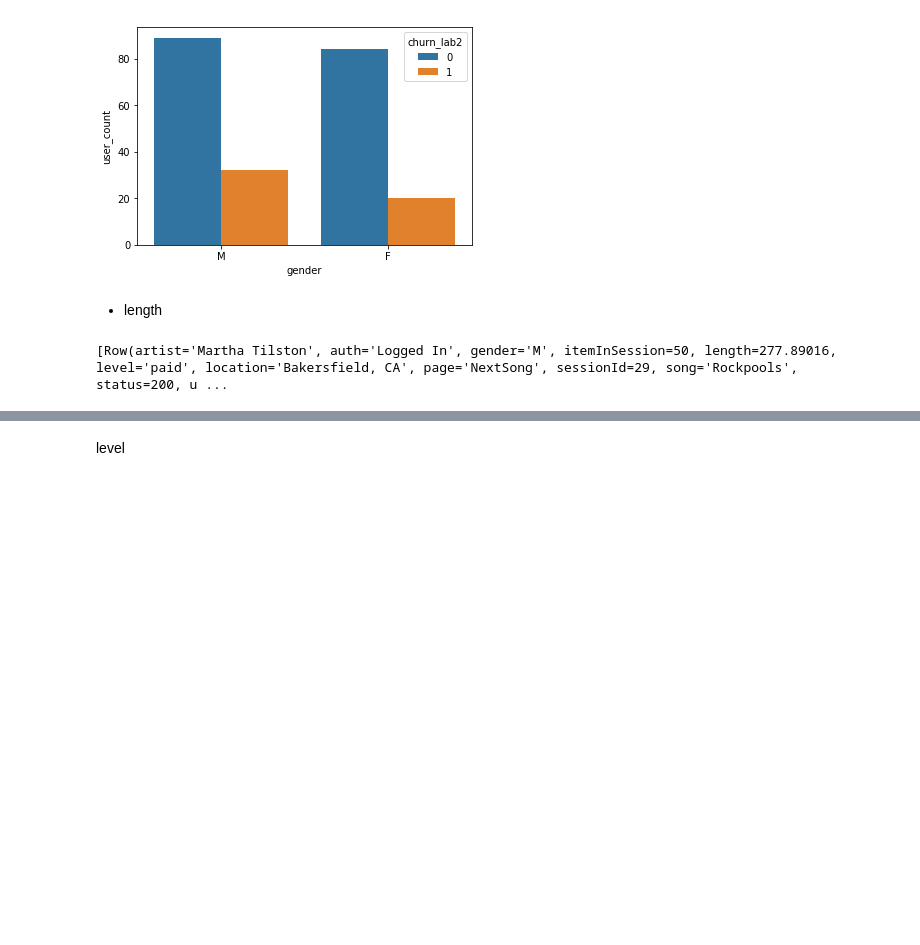
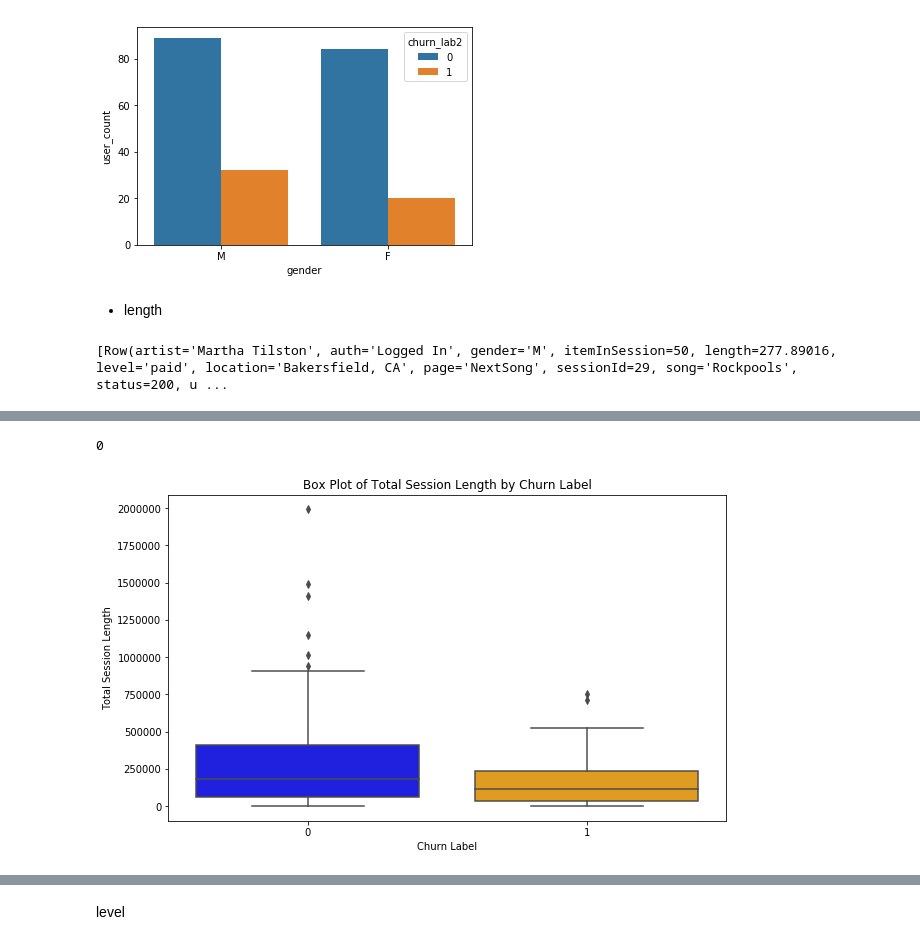
Before and after one commit to thecochenille/scaling-fishstick, a Jupyter notebook: Sparkify.ipynb, the cells around one changed output, grey strips where cells are left out. Drawn from its saved outputs; the diff is of its cells as text; code cells hidden in the pictures; blank space fills up the shorter version.

```diff
--- a/Sparkify.ipynb
+++ b/Sparkify.ipynb
@@ -587,0 +795,2 @@ ax2.bar(
+# %%
+length_agg_pd = length_agg_df.toPandas()
@@ -587,0 +811,18 @@ ax2.bar(
+# %%
+#check if I have teh same userid with 2 churnlab2
+length_agg_pd.duplicated("userId").sum()
+# %% [output]
+0
+# %%
+length_agg_pd["userId"]=length_agg_pd["userId"].astype('category')
+# %%
+plt.figure(figsize=(10, 6))
+sns.boxplot(x="churn_lab2", y="total_session_length", data=length_agg_pd, palette={0: 'blue', 1: 'orange'})
+
+plt.xlabel('Churn Label')
+plt.ylabel('Total Session Length')
+plt.title('Box Plot of Total Session Length by Churn Label')
+
+plt.show()
+# %% [output]
+[figure, added]
```
Also changed, not shown: parts of 58 cells of this notebook.
